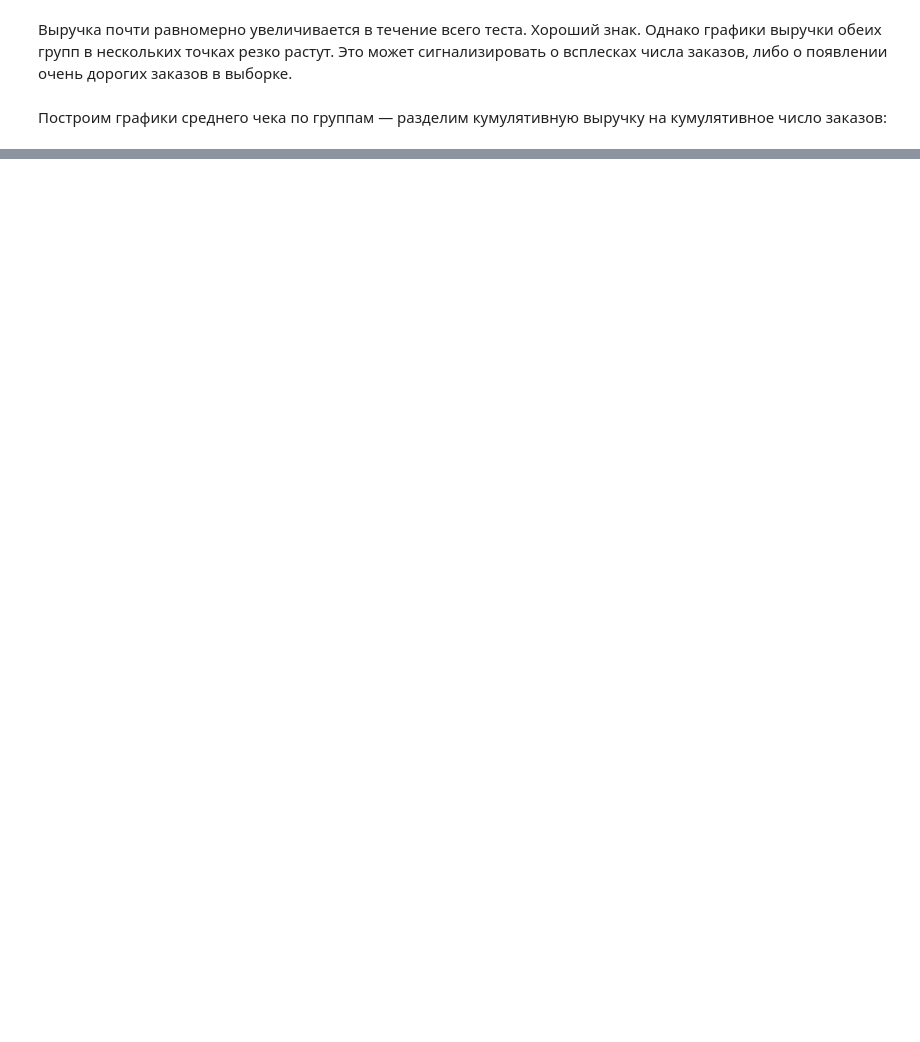
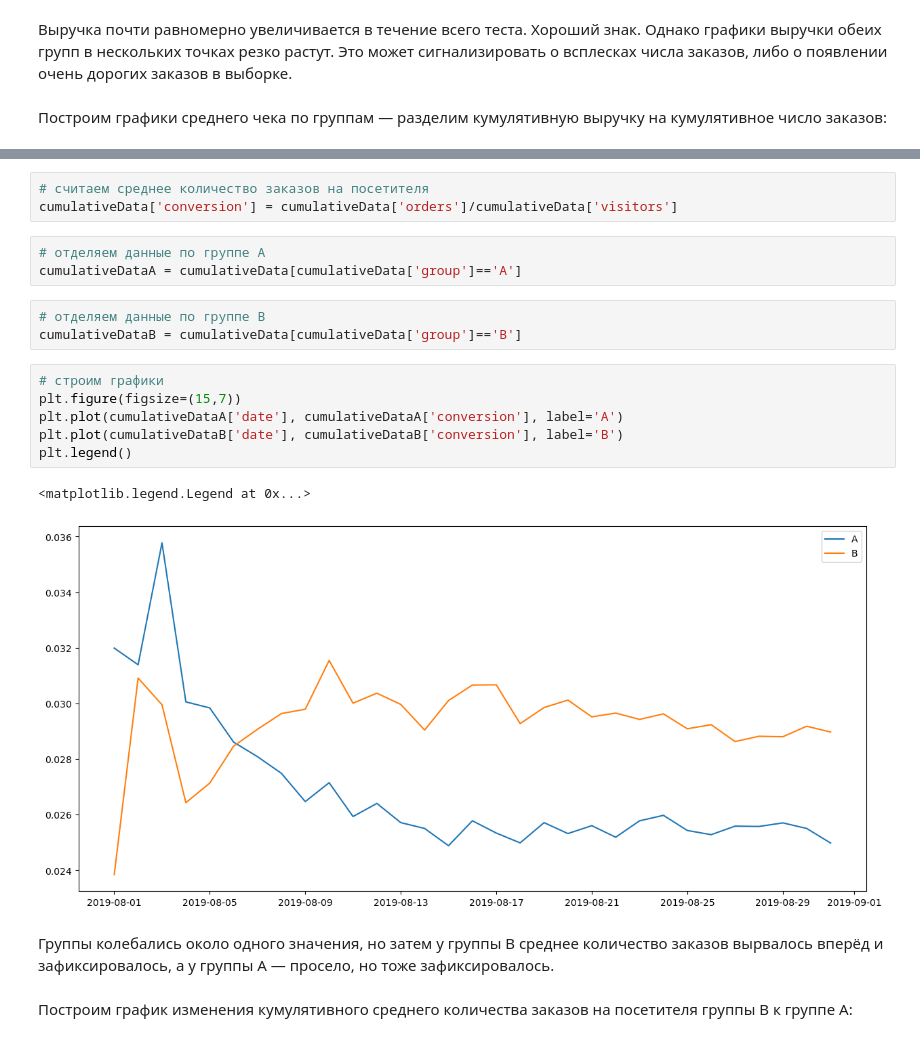
Before and after one commit to analyst-plv/hypothesis, a Jupyter notebook: hypothesis.ipynb, the cells around one changed output, grey strips where cells are left out. Drawn from its saved outputs; the diff is of its cells as text; blank space fills up the shorter version.

```diff
--- a/hypothesis.ipynb
+++ b/hypothesis.ipynb
@@ -355,0 +422,22 @@ plt.show()
+# %%
+# считаем среднее количество заказов на посетителя
+cumulativeData['conversion'] = cumulativeData['orders']/cumulativeData['visitors']
+# %%
+# отделяем данные по группе A
+cumulativeDataA = cumulativeData[cumulativeData['group']=='A']
+# %%
+# отделяем данные по группе B
+cumulativeDataB = cumulativeData[cumulativeData['group']=='B']
+# %%
+# строим графики
+plt.figure(figsize=(15,7))
+plt.plot(cumulativeDataA['date'], cumulativeDataA['conversion'], label='A')
+plt.plot(cumulativeDataB['date'], cumulativeDataB['conversion'], label='B')
+plt.legend()
+# %% [output]
+<matplotlib.legend.Legend at 0x...>
+[figure, added]
+# %% [markdown]
+Группы колебались около одного значения, но затем у группы B среднее количество заказов вырвалось вперёд и зафиксировалось, а у группы A — просело, но тоже зафиксировалось.
+# %% [markdown]
+Построим график изменения кумулятивного среднего количества заказов на посетителя группы B к группе A:
```
Also changed, not shown: parts of 72 cells of this notebook.
